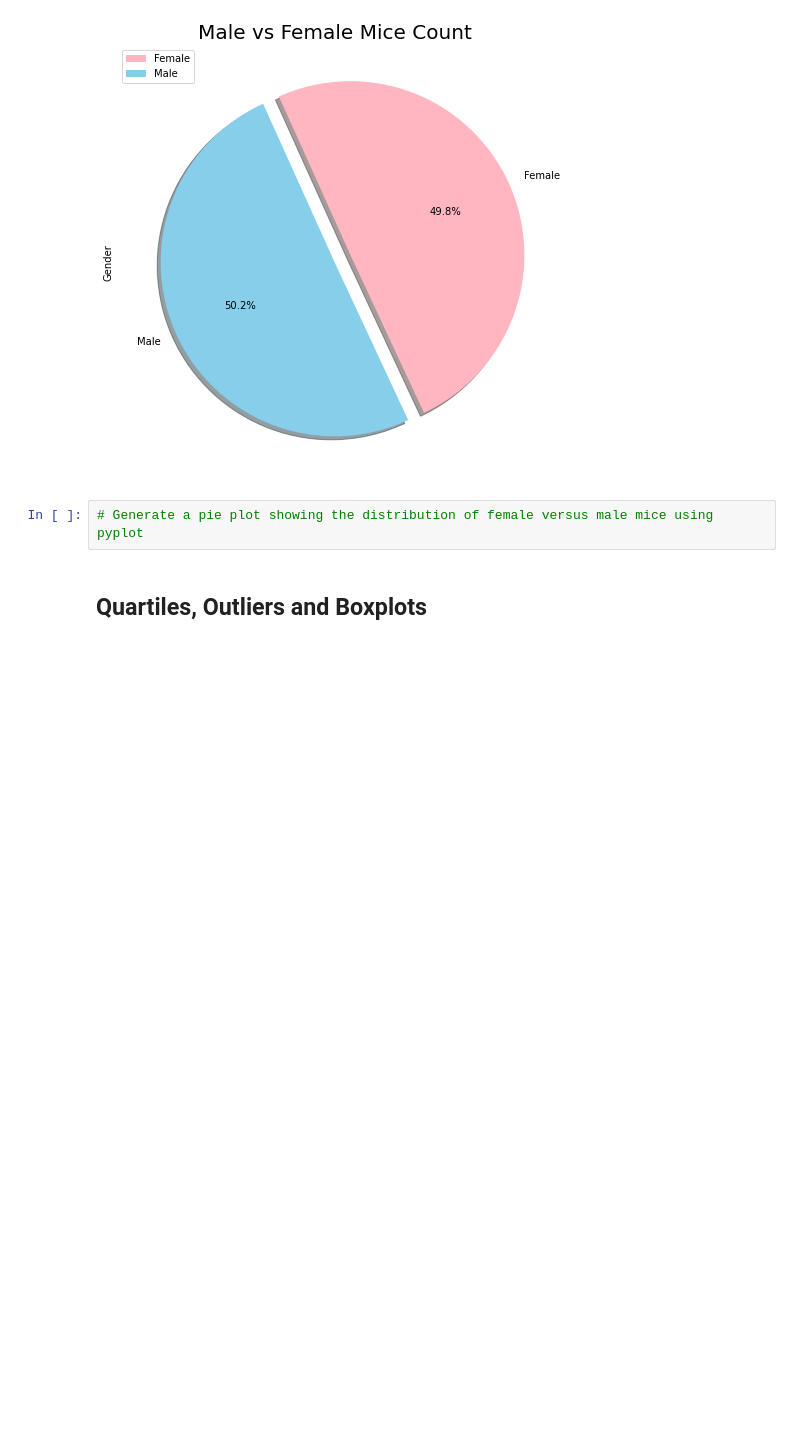
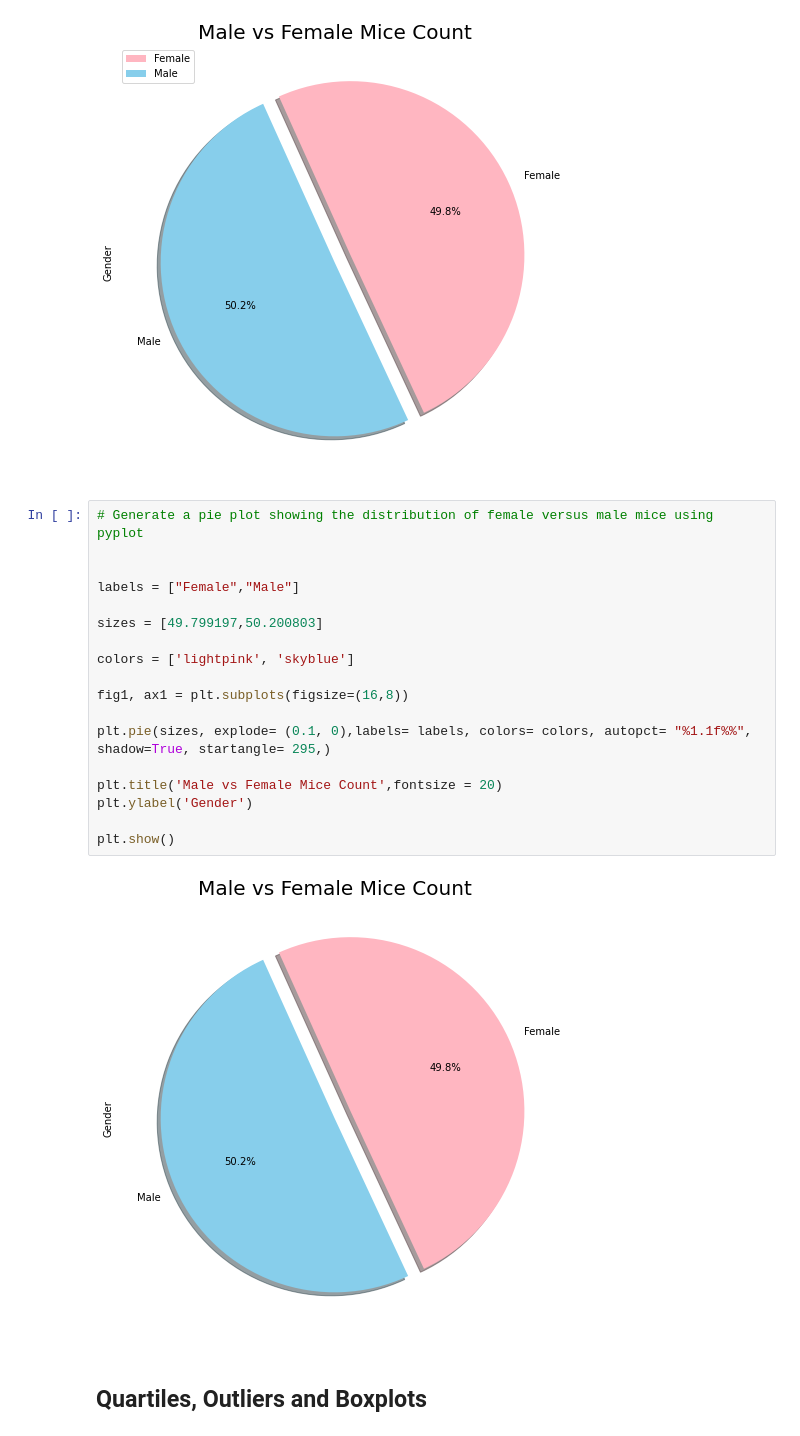
Before and after one commit to josephchancey/pharma-scc-analysis, a Jupyter notebook: pharmaceutical_analysis.ipynb, the cells around one changed output. Saved outputs shown, nothing was run; the diff lists cells and outputs as text; blank space fills up the shorter version.

Commit message:
Add PyPlot for gender

```diff
--- a/pharmaceutical_analysis.ipynb
+++ b/pharmaceutical_analysis.ipynb
@@ -246,8 +246,26 @@ Sex
 Female    124          49.799197
 Male      125          50.200803
 [figure]
-# %%
-# Generate a pie plot showing the distribution of female versus male mice using pyplot
+# %%
+# Generate a pie plot showing the distribution of female versus male mice using pyplot
+
+
+labels = ["Female","Male"]
+
+sizes = [49.799197,50.200803]
+
+colors = ['lightpink', 'skyblue']
+
+fig1, ax1 = plt.subplots(figsize=(16,8))
+
+plt.pie(sizes, explode= (0.1, 0),labels= labels, colors= colors, autopct= "%1.1f%%", shadow=True, startangle= 295,)
+
+plt.title('Male vs Female Mice Count',fontsize = 20)
+plt.ylabel('Gender')
+
+plt.show()
+# %% [output]
+[figure, added]
 # %% [markdown]
 ## Quartiles, Outliers and Boxplots
 # %%
```
